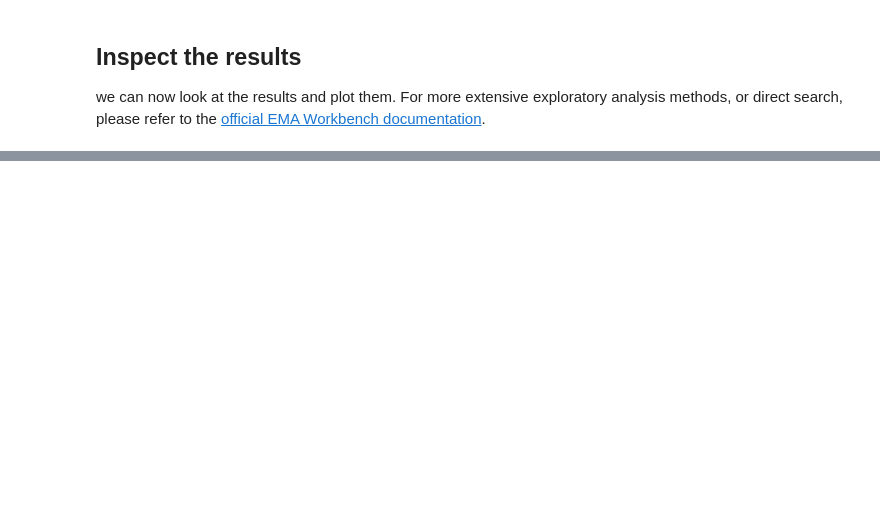
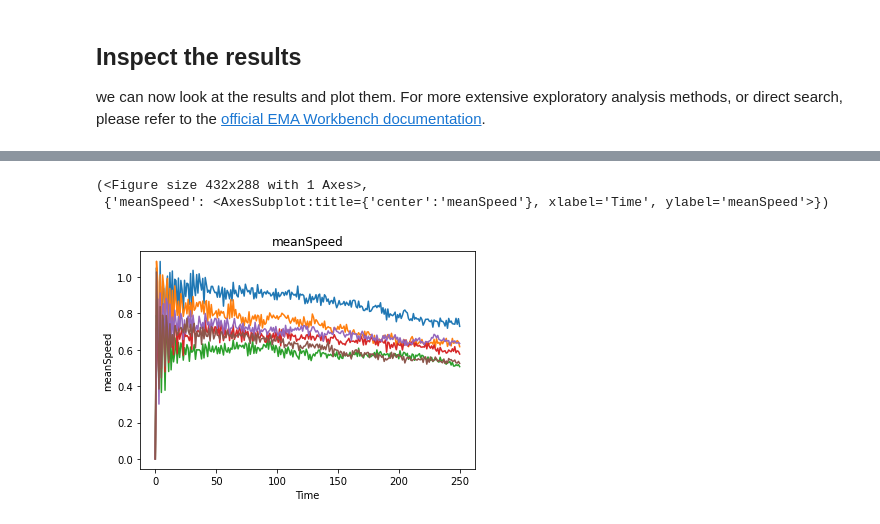
Before and after one commit to floristevito/CrowdSim, a Jupyter notebook: emaConnector/vadere_connector_demo.ipynb, the cells around one changed output, grey strips where cells are left out. Saved outputs shown, nothing was run; the diff lists cells and outputs as text; code cells hidden in the pictures; blank space fills up the shorter version.

```diff
--- a/emaConnector/vadere_connector_demo.ipynb
+++ b/emaConnector/vadere_connector_demo.ipynb
@@ -156,0 +165,8 @@ plt.show()
+# %%
+model = SingleReplicationVadereModel('model',
+                    vadere_jar='vadere-console.jar',
+                    processor_files=[
+                        'speeds.csv'
+                    ],
+                    model_file='baseCaseDataTimeSeriesTest.scenario',
+                    wd='/home/tevito/Documents/EPA/Year2/thesis/git/CrowdSim/analysis/emaWorkingDirectory')
@@ -156,0 +200,18 @@ plt.show()
+# %%
+model.outcomes = [
+    TimeSeriesOutcome(
+        name='timeStep',
+        variable_name='timeStep',
+    ),
+    TimeSeriesOutcome(
+        name='meanSpeed',
+        variable_name='areaSpeed-PID1',
+    )
+]
+# %%
+# run 6 experiments in parallel
+with MultiprocessingEvaluator(model, n_processes=6) as evaluator:
+        experiments, outcomes = evaluator.perform_experiments(
+                scenarios=6,
+                uncertainty_sampling='lhs'
+)
@@ -156,0 +235,7 @@ plt.show()
+# %%
+from ema_workbench.analysis.plotting import lines
+lines(experiments, outcomes, outcomes_to_show='meanSpeed')
+# %% [output]
+(<Figure size 432x288 with 1 Axes>,
+ {'meanSpeed': <AxesSubplot:title={'center':'meanSpeed'}, xlabel='Time', ylabel='meanSpeed'>})
+[figure, added]
```
Also changed, not shown: parts of 9 cells of this notebook, 12 other files.
